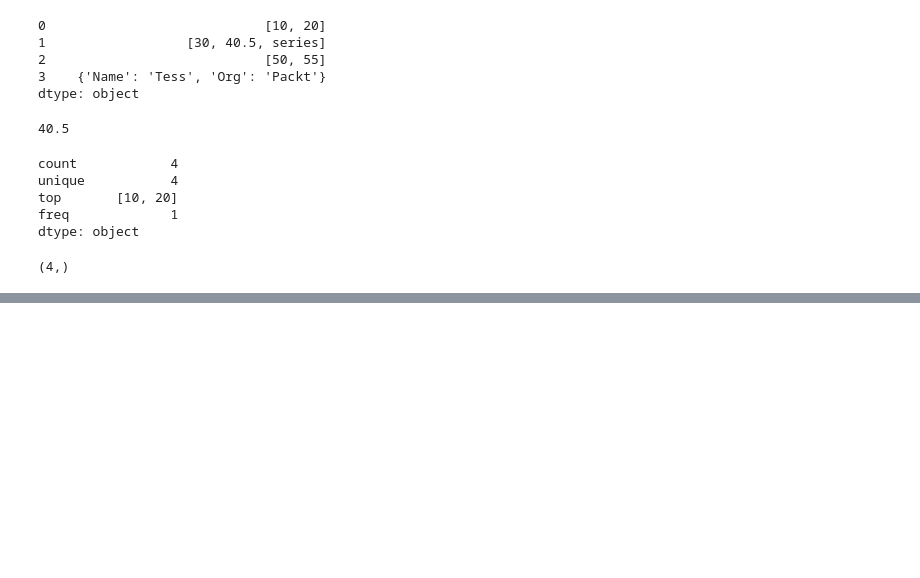
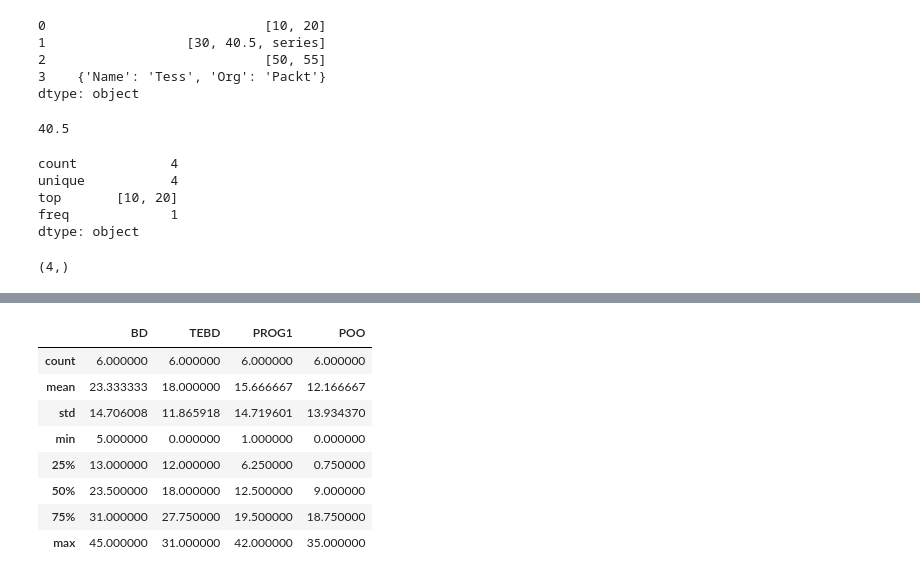
Before and after one commit to valstay17/CURSO-PYTHON, a Jupyter notebook: Seccio1.ipynb, the cells around one changed output, grey strips where cells are left out. Saved outputs shown, nothing was run; the diff lists cells and outputs as text; code cells hidden in the pictures; blank space fills up the shorter version.

```diff
--- a/Seccio1.ipynb
+++ b/Seccio1.ipynb
@@ -108,0 +272,3 @@ df
+# %%
+df7.columns = ['BD', 'TEBD', 'LML', 'JAVA']
+df7
@@ -108,0 +283,3 @@ df
+# %%
+df7.rename(columns={'LML':'SI','JAVA':'POO'},inplace =True)
+df7
@@ -108,0 +294,3 @@ df
+# %%
+df7.rename(index={'febrero':'feb','mayo':'may'},inplace =True)
+df7
@@ -108,0 +305,3 @@ df
+# %%
+df7.rename(index={'feb':'febrero','may':'mayo'},columns={'SI':'PROG1'},inplace =True)
+df7
@@ -108,0 +316,12 @@ df
+# %%
+df7.describe()
+# %% [output]
+|  | BD | TEBD | PROG1 | POO |
+| count | 6.000000 | 6.000000 | 6.000000 | 6.000000 |
+| mean | 23.333333 | 18.000000 | 15.666667 | 12.166667 |
+| std | 14.706008 | 11.865918 | 14.719601 | 13.934370 |
+| min | 5.000000 | 0.000000 | 1.000000 | 0.000000 |
+| 25% | 13.000000 | 12.000000 | 6.250000 | 0.750000 |
+| 50% | 23.500000 | 18.000000 | 12.500000 | 9.000000 |
+| 75% | 31.000000 | 27.750000 | 19.500000 | 18.750000 |
+| max | 45.000000 | 31.000000 | 42.000000 | 35.000000 |
```
Also changed, not shown: parts of 48 cells of this notebook.
